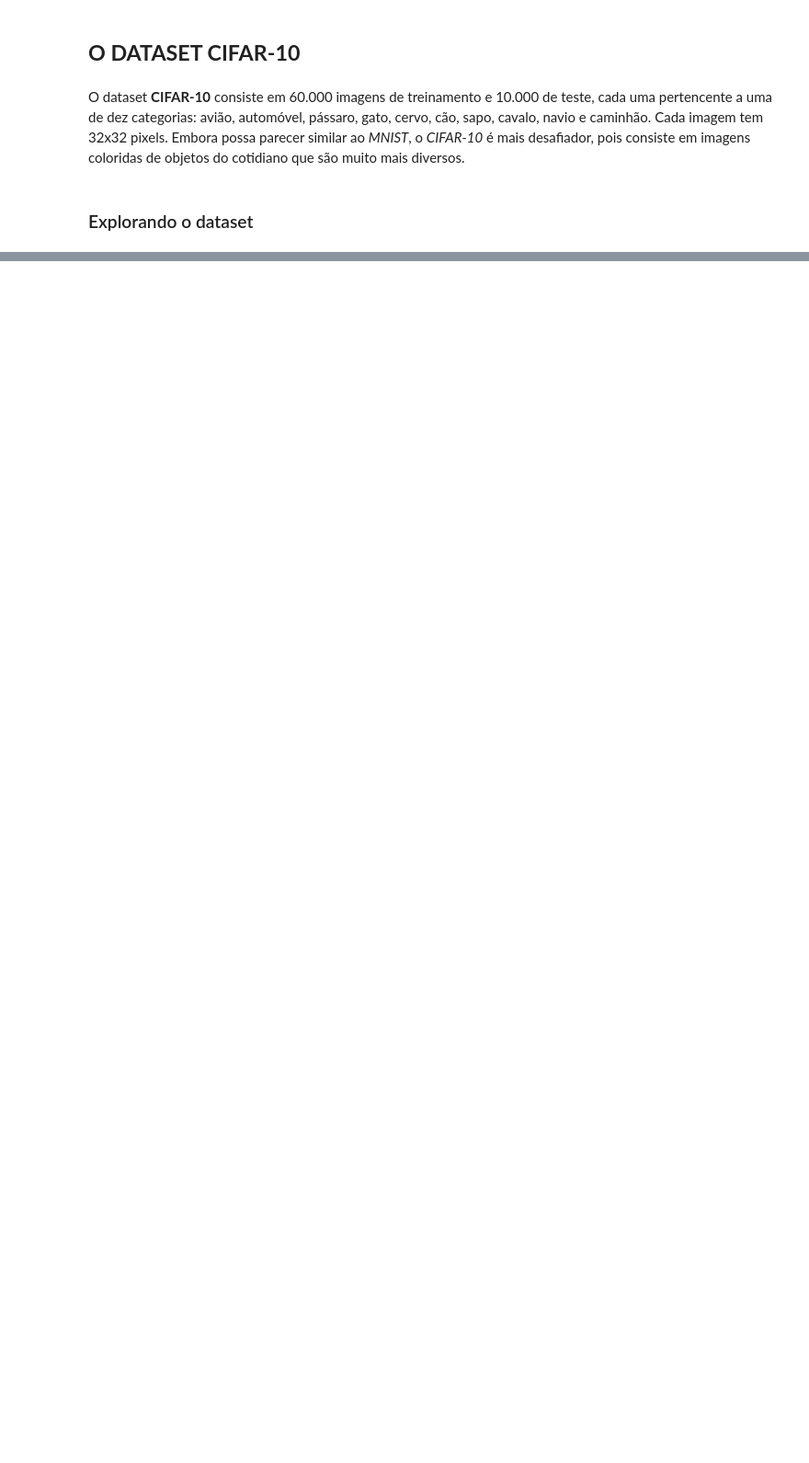
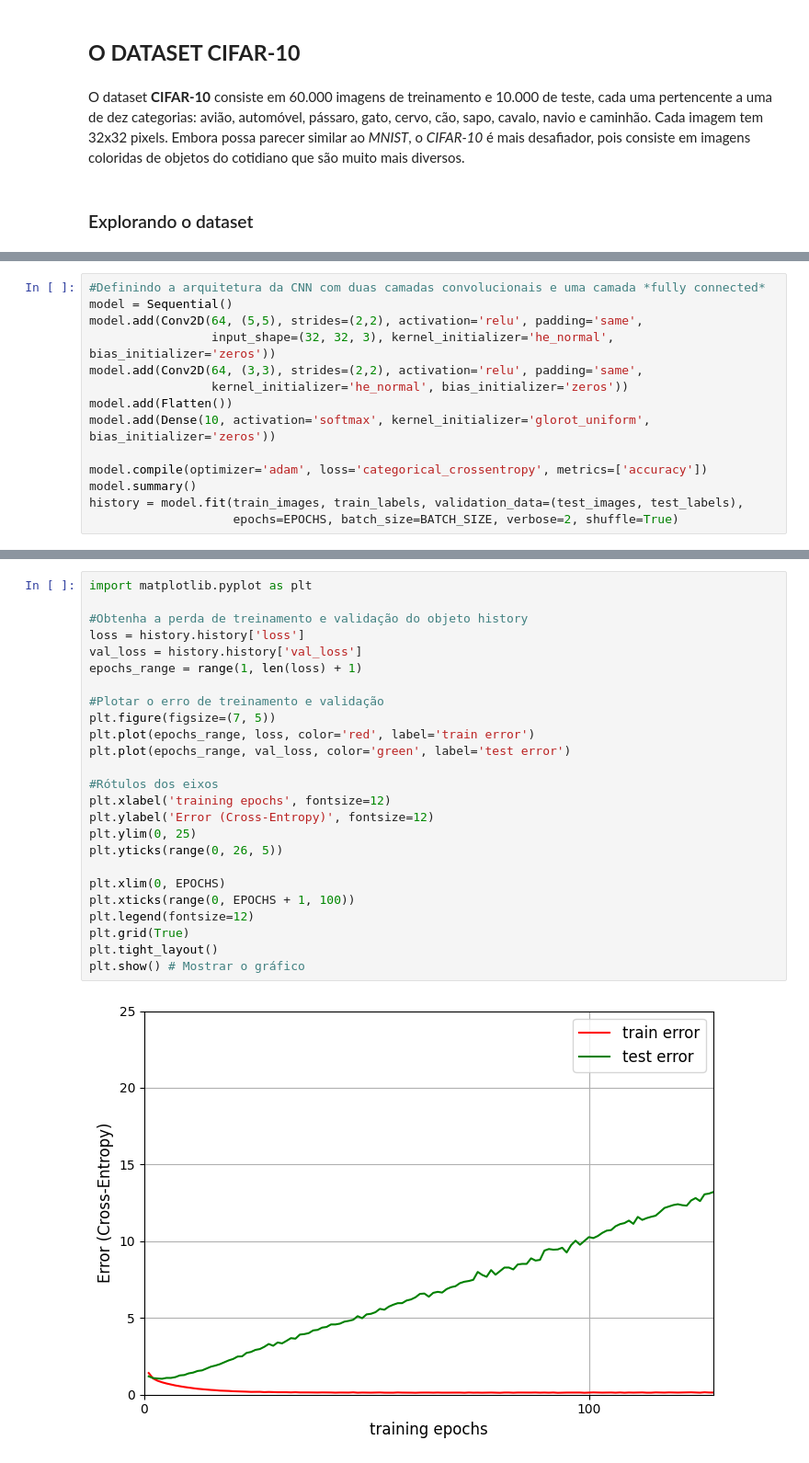
Before and after one commit to jaopredos/DeepLearning, a Jupyter notebook: Convolutional Neural Networks/image-classification.ipynb, the cells around one changed output, grey strips where cells are left out. Shown at 92% size. Saved outputs shown, nothing was run; the diff lists cells and outputs as text; blank space fills up the shorter version.

```diff
--- a/Convolutional Neural Networks/image-classification.ipynb
+++ b/Convolutional Neural Networks/image-classification.ipynb
@@ -26,0 +82,14 @@ Category:  [8]
+# %%
+#Definindo a arquitetura da CNN com duas camadas convolucionais e uma camada *fully connected*
+model = Sequential()
+model.add(Conv2D(64, (5,5), strides=(2,2), activation='relu', padding='same',
+                 input_shape=(32, 32, 3), kernel_initializer='he_normal', bias_initializer='zeros'))
+model.add(Conv2D(64, (3,3), strides=(2,2), activation='relu', padding='same',
+                 kernel_initializer='he_normal', bias_initializer='zeros'))
+model.add(Flatten())
+model.add(Dense(10, activation='softmax', kernel_initializer='glorot_uniform', bias_initializer='zeros'))
+
+model.compile(optimizer='adam', loss='categorical_crossentropy', metrics=['accuracy'])
+model.summary()
+history = model.fit(train_images, train_labels, validation_data=(test_images, test_labels),
+                    epochs=EPOCHS, batch_size=BATCH_SIZE, verbose=2, shuffle=True)
@@ -26,0 +129,27 @@ Category:  [8]
+# %%
+import matplotlib.pyplot as plt
+
+#Obtenha a perda de treinamento e validação do objeto history
+loss = history.history['loss']
+val_loss = history.history['val_loss']
+epochs_range = range(1, len(loss) + 1)
+
+#Plotar o erro de treinamento e validação
+plt.figure(figsize=(7, 5))
+plt.plot(epochs_range, loss, color='red', label='train error')
+plt.plot(epochs_range, val_loss, color='green', label='test error')
+
+#Rótulos dos eixos
+plt.xlabel('training epochs', fontsize=12)
+plt.ylabel('Error (Cross-Entropy)', fontsize=12)
+plt.ylim(0, 25)
+plt.yticks(range(0, 26, 5))
+
+plt.xlim(0, EPOCHS)
+plt.xticks(range(0, EPOCHS + 1, 100))
+plt.legend(fontsize=12)
+plt.grid(True)
+plt.tight_layout()
+plt.show() # Mostrar o gráfico
+# %% [output]
+[figure, added]
```
Also changed, not shown: parts of 16 cells of this notebook.
